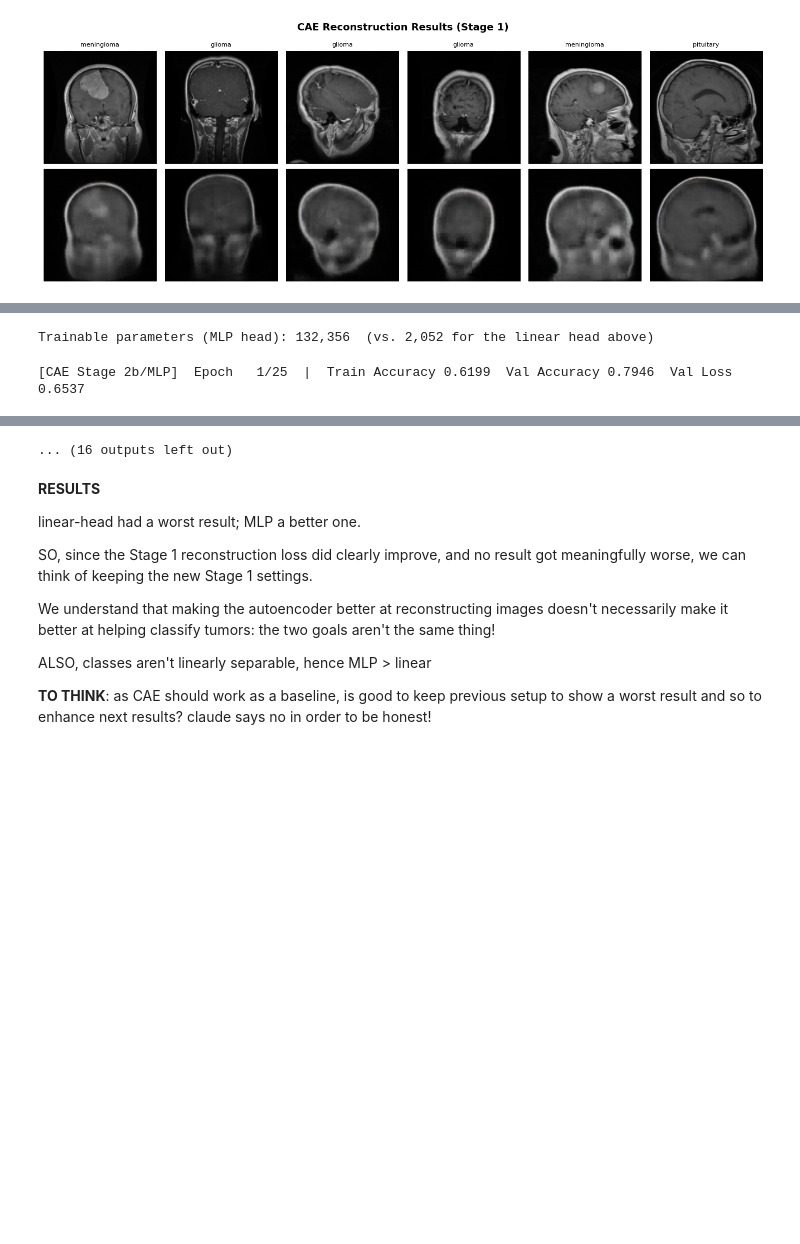
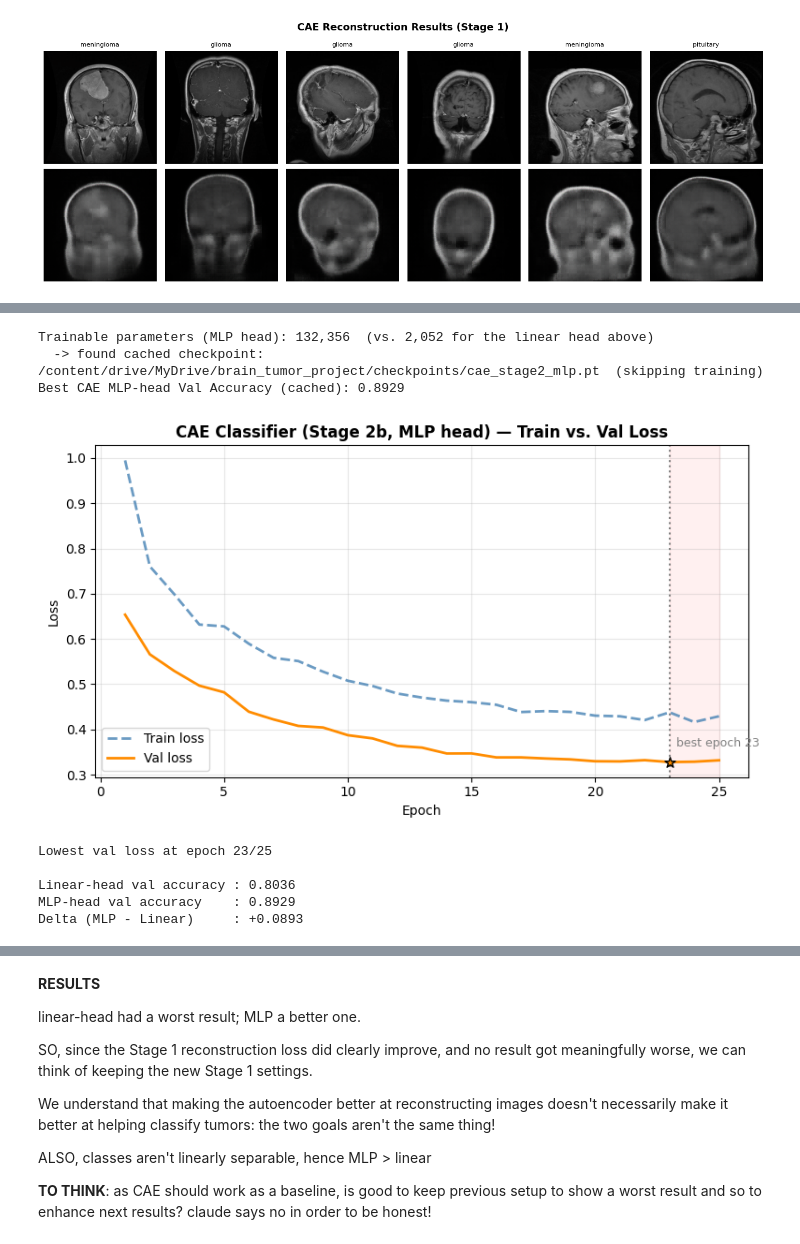
Before and after one commit to RiccardoPerin/MRI_Tumor_Classification, a Jupyter notebook: main_project.ipynb, the cells around one changed output, grey strips where cells are left out. Cells and saved outputs as stored; diff of their text form; code cells hidden in the pictures; blank space fills up the shorter version.

```diff
--- a/main_project.ipynb
+++ b/main_project.ipynb
@@ -950,7 +933,7 @@ Trainable parameters (head only): 2,052
 MLP_HIDDEN_DIM = 256
 PATIENCE = 5
 
-FORCE_RETRAIN_CAE_STAGE2B = True
+FORCE_RETRAIN_CAE_STAGE2B = False
 
 cae_classifier_mlp = CAEClassifier(cae_model.encoder, num_classes=NUM_CLASSES,
                                     hidden_dim=MLP_HIDDEN_DIM).to(device)
@@ -998,31 +981,38 @@ else:
               f'  Train Accuracy {tr_acc:.4f}  Val Accuracy {vl_acc:.4f}  Val Loss {vl_loss:.4f}')
 
         if vl_loss < best_val_loss:
           best_val_loss = vl_loss
           best_mlp_val_acc = vl_acc
           epochs_no_improve = 0
           torch.save(cae_classifier_mlp.state_dict(), '/content/best_cae_cls_mlp.pth')
         else:
           epochs_no_improve += 1
           if epochs_no_improve >= PATIENCE:
             print(f"Early stopping at epoch {epoch}, no val-loss improvement in {PATIENCE} epochs.")
             break
 
     print(f'\nBest CAE MLP-head Val Accuracy: {best_mlp_val_acc:.4f}')
 
     cae_classifier_mlp.load_state_dict(torch.load('/content/best_cae_cls_mlp.pth', map_location=device))
     save_checkpoint('cae_stage2_mlp', cae_classifier_mlp, {
         'train_accs': mlp_train_accs, 'val_accs': mlp_val_accs,
         'train_losses': mlp_train_losses, 'val_losses': mlp_val_losses,
         'best_val_acc': best_mlp_val_acc,
     })
 
 mlp_best_epoch = plot_loss_curve(mlp_train_losses, mlp_val_losses,
                                   'CAE Classifier (Stage 2b, MLP head) — Train vs. Val Loss')
 print(f'Lowest val loss at epoch {mlp_best_epoch}/{CLS_EPOCHS}')
 print(f'\nLinear-head val accuracy : {best_cae_val_acc:.4f}')
 print(f'MLP-head val accuracy    : {best_mlp_val_acc:.4f}')
 print(f'Delta (MLP - Linear)     : {best_mlp_val_acc - best_cae_val_acc:+.4f}')
 # %% [output]
 Trainable parameters (MLP head): 132,356  (vs. 2,052 for the linear head above)
+  -> found cached checkpoint: /content/drive/MyDrive/brain_tumor_project/checkpoints/cae_stage2_mlp.pt  (skipping training)
+Best CAE MLP-head Val Accuracy (cached): 0.8929
+[figure, added]
-[CAE Stage 2b/MLP]  Epoch   1/25  |  Train Accuracy 0.6199  Val Accuracy 0.7946  Val Loss 0.6537
+Lowest val loss at epoch 23/25
+
+Linear-head val accuracy : 0.8036
+MLP-head val accuracy    : 0.8929
+Delta (MLP - Linear)     : +0.0893
@@ -1039,4 +1019,3 @@ Trainable parameters (MLP head): 132,356  (vs. 2,052 for the linear head above)
-... (16 outputs left out)
 # %% [markdown]
 **RESULTS**
 
```
Also changed, not shown: parts of 9 cells of this notebook.
